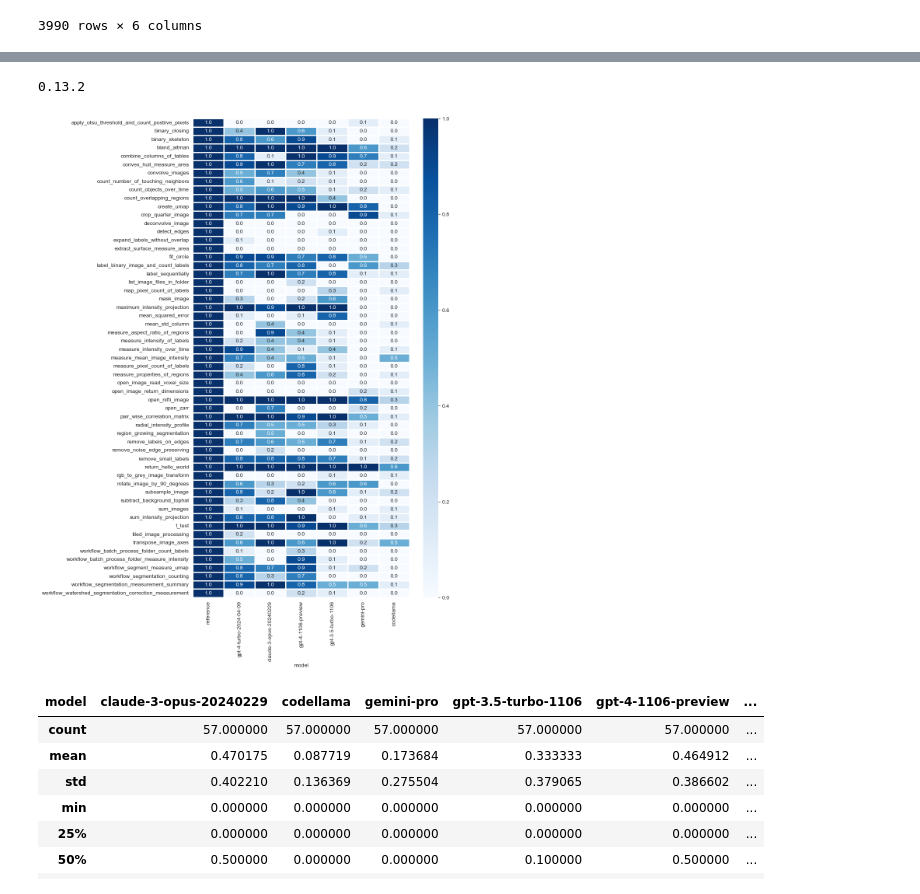
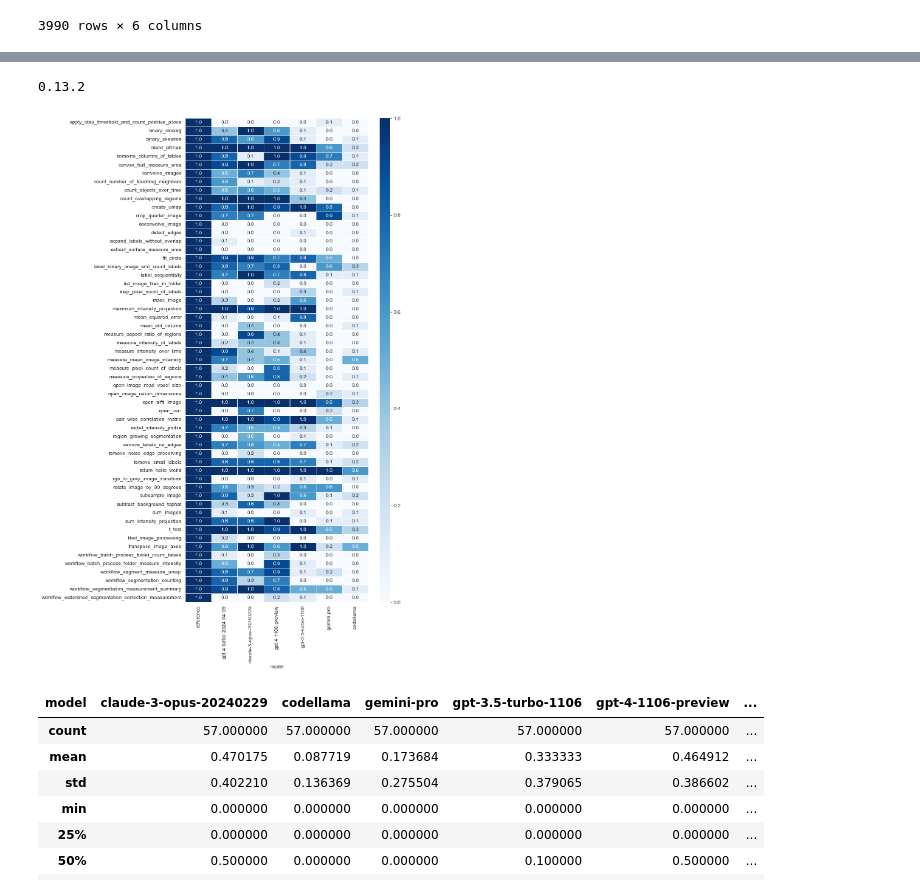
Before and after one commit to haesleinhuepf/human-eval-bia, a Jupyter notebook: demo/summarize_by_case.ipynb, the cells around one changed output, grey strips where cells are left out. Saved outputs shown, nothing was run; the diff lists cells and outputs as text; code cells hidden in the pictures.

```diff
--- a/demo/summarize_by_case.ipynb
+++ b/demo/summarize_by_case.ipynb
@@ -85,32 +85,32 @@ pivot_df.style.pipe(colorize).format("{:.1f}", subset=pivot_df.columns[1:])
 # %%
 import matplotlib.pyplot as plt
 import numpy as np
 import seaborn as sns
 
 print(sns.__version__)
 sns.set_style("white")
 
 df = pivot_df
 
 # Separate the numerical data for plotting and the string column for y-axis labels
 numerical_data = df.select_dtypes(include=[np.number])
 mean_values = numerical_data.mean().sort_values(ascending=False)
 
 # Reorder columns in numerical_data based on sorted mean values
 numerical_data = numerical_data[mean_values.index]
 
 str_column_values = df['task_id']  # Replace 'str_column' with the actual column name
 
 
 # Plotting
-fig = plt.figure(figsize=(9,16))
-sns.heatmap(numerical_data, annot=True, linewidths=1, yticklabels=str_column_values, fmt=".1f", cbar_kws={'shrink': 1, 'aspect': 2*16}, cmap="Blues")
+fig = plt.figure(figsize=(8,17))
+sns.heatmap(numerical_data, annot=True, linewidths=.5, yticklabels=str_column_values, fmt=".1f", cbar_kws={'shrink': 1, 'aspect': 3*16}, cmap="Blues")
 
 plt.savefig("../docs/paper/performance_per_task", bbox_inches="tight", dpi=300)
 plt.show()
 # %% [output]
 0.13.2
-[figure, old version]
+[figure, new version]
 # %%
 pivot_df.describe()
 # %% [output]
```
Also changed, not shown: 1 other file.
